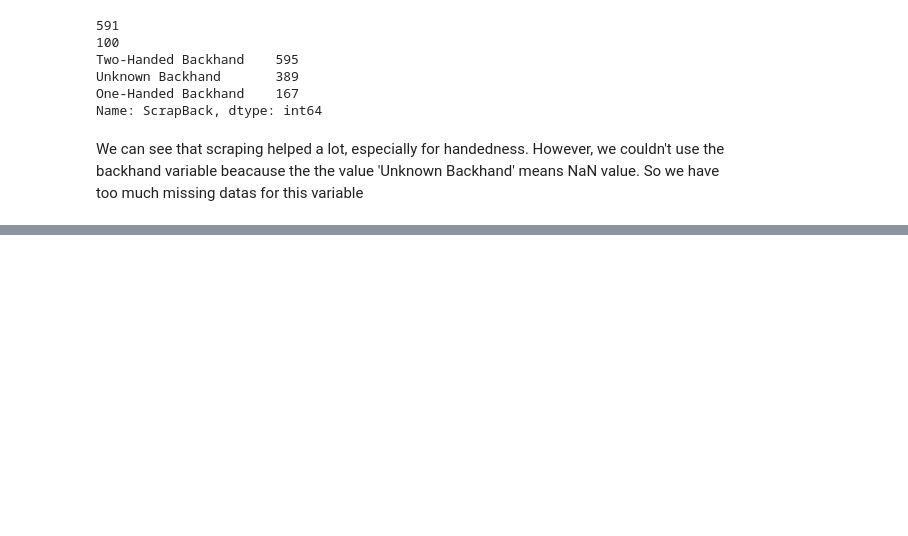
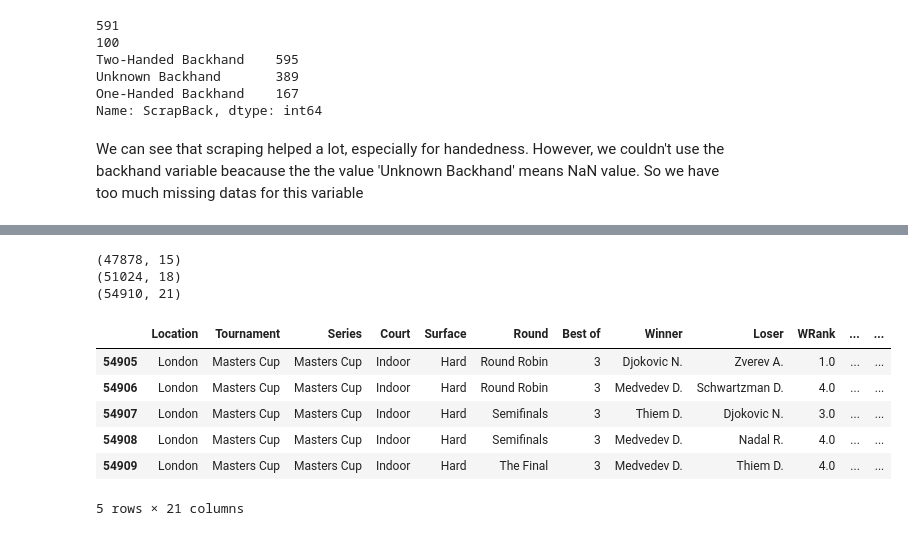
Before and after one commit to pmecchia/atp_matches, a Jupyter notebook: Model prediction.ipynb, the cells around one changed output, grey strips where cells are left out. Drawn from its saved outputs; the diff is of its cells as text; code cells hidden in the pictures; blank space fills up the shorter version.

```diff
--- a/Model prediction.ipynb
+++ b/Model prediction.ipynb
@@ -464,0 +474,7 @@ We can see that scraping helped a lot, especially for handedness. However, we co
+# %%
+df_try=df_selected_players.copy()
+df_new_features=df_test.copy()
+df_new_features=df_new_features.reset_index(drop=True)
+df_try=df_try.drop(['AtpId','AtpName','height','handedness','backhand','ScrapBack'],axis=1)
+df_try=df_try.reset_index(drop=True)
+df_try.head(10)
@@ -464,0 +493,15 @@ We can see that scraping helped a lot, especially for handedness. However, we co
+# %%
+#Merge betting dataset with players' height and handedness
+df_new_features=df_new_features.merge(df_try,left_on='Winner',right_on="Name", how='left',suffixes=['L','W']) #first merge for winner player
+df_new_features=df_new_features.merge(df_try,left_on='Loser',right_on="Name", how='left',suffixes=['W','L'])#second merge for loser player
+# %% [output]
+(47878, 15)
+(51024, 18)
+(54910, 21)
+|  | Location | Tournament | Series | Court | Surface | Round | Best of | Winner | Loser | WRank | ... | ... |
+| 54905 | London | Masters Cup | Masters Cup | Indoor | Hard | Round Robin | 3 | Djokovic N. | Zverev A. | 1.0 | ... | ... |
+| 54906 | London | Masters Cup | Masters Cup | Indoor | Hard | Round Robin | 3 | Medvedev D. | Schwartzman D. | 4.0 | ... | ... |
+| 54907 | London | Masters Cup | Masters Cup | Indoor | Hard | Semifinals | 3 | Thiem D. | Djokovic N. | 3.0 | ... | ... |
+| 54908 | London | Masters Cup | Masters Cup | Indoor | Hard | Semifinals | 3 | Medvedev D. | Nadal R. | 4.0 | ... | ... |
+| 54909 | London | Masters Cup | Masters Cup | Indoor | Hard | The Final | 3 | Medvedev D. | Thiem D. | 4.0 | ... | ... |
+5 rows × 21 columns
```
Also changed, not shown: parts of 14 cells of this notebook.
